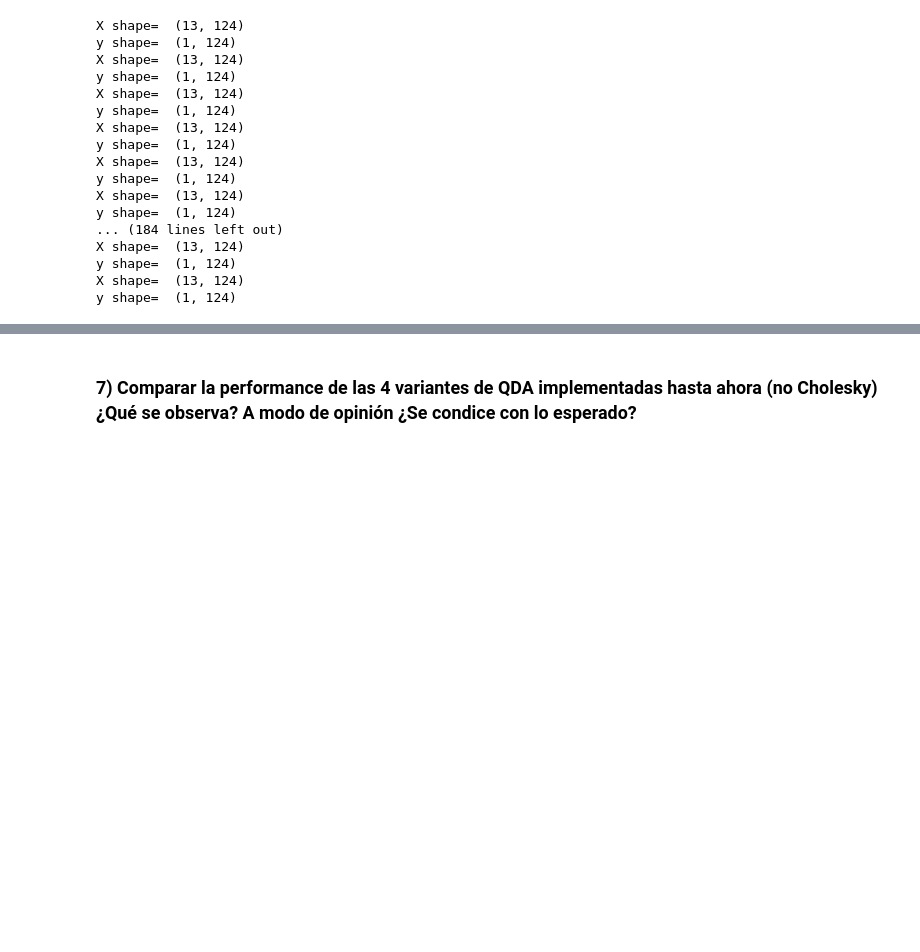
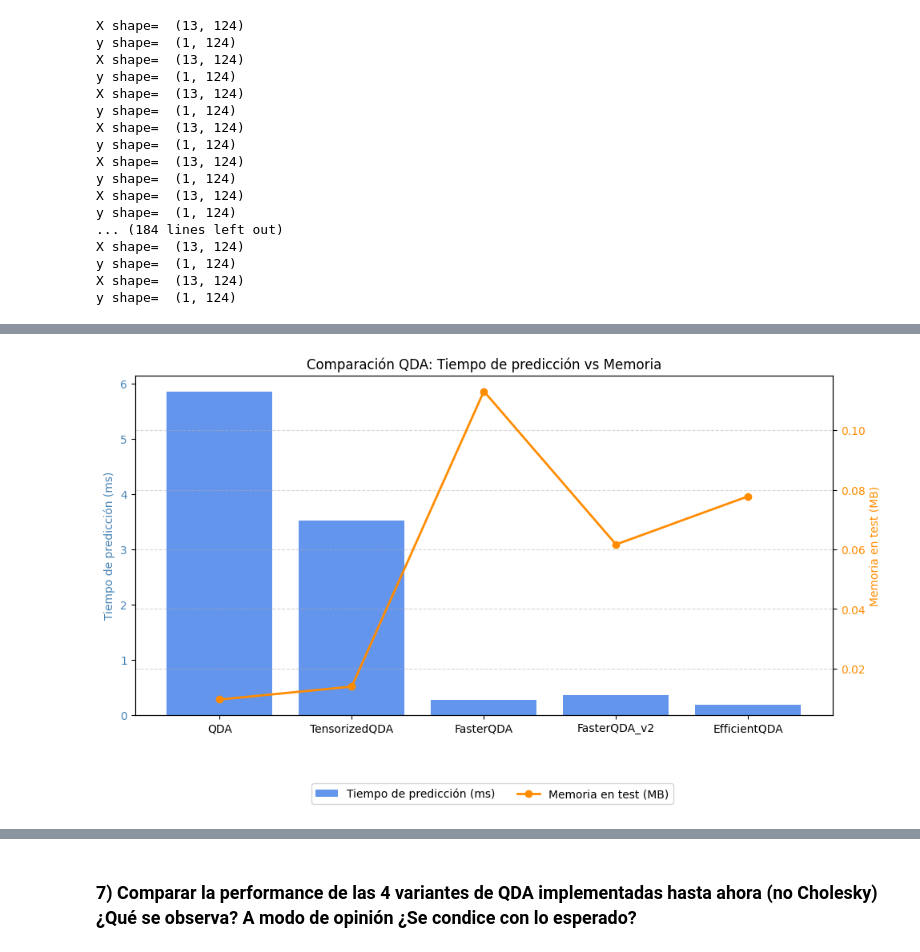
Before and after one commit to martinbrocca/CEIA-AMIA-TP1, a Jupyter notebook: AMIA_2025_TP1.ipynb, the cells around one changed output, grey strips where cells are left out. Drawn from its saved outputs; the diff is of its cells as text; code cells hidden in the pictures; blank space fills up the shorter version.

```diff
--- a/AMIA_2025_TP1.ipynb
+++ b/AMIA_2025_TP1.ipynb
@@ -1180,0 +1175,33 @@ b.summary()
+# %%
+import matplotlib.pyplot as plt
+
+# Obtener resultados del benchmark
+df = b.summary()
+
+# Extraer métricas directamente desde el DataFrame
+modelos = df.index.tolist()
+tiempos = df["test_mean_ms"]
+memorias = df["test_mem_mean_mb"]
+
+# Crear gráfico combinado
+fig, ax1 = plt.subplots(figsize=(10, 5))
+
+# Barras: tiempo de predicción
+bars = ax1.bar(modelos, tiempos, color='cornflowerblue', label="Tiempo de predicción (ms)")
+ax1.set_ylabel("Tiempo de predicción (ms)", color='steelblue')
+ax1.tick_params(axis='y', labelcolor='steelblue')
+
+# Línea: memoria de predicción
+ax2 = ax1.twinx()
+line, = ax2.plot(modelos, memorias, color='darkorange', marker='o', linewidth=2, label="Memoria en test (MB)")
+ax2.set_ylabel("Memoria en test (MB)", color='darkorange')
+ax2.tick_params(axis='y', labelcolor='darkorange')
+
+# Leyenda y título
+fig.legend([bars, line], ["Tiempo de predicción (ms)", "Memoria en test (MB)"], loc='upper center', bbox_to_anchor=(0.5, -0.08), ncol=2)
+plt.title("Comparación QDA: Tiempo de predicción vs Memoria")
+plt.grid(axis='y', linestyle='--', alpha=0.5)
+plt.tight_layout()
+plt.show()
+# %% [output]
+[figure, added]
```
Also changed, not shown: parts of 30 cells of this notebook.
